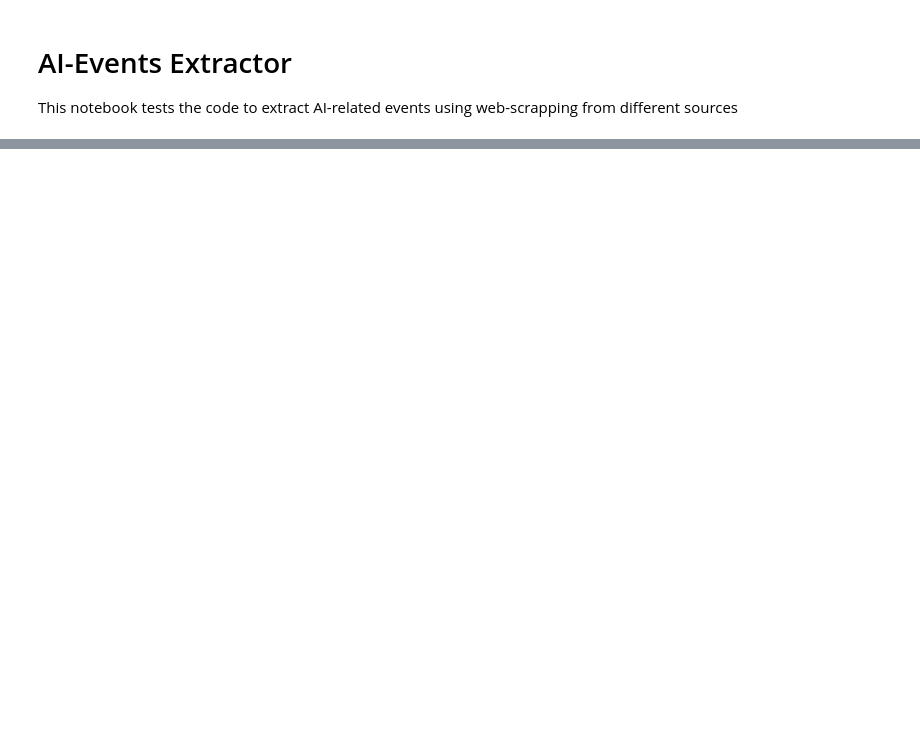
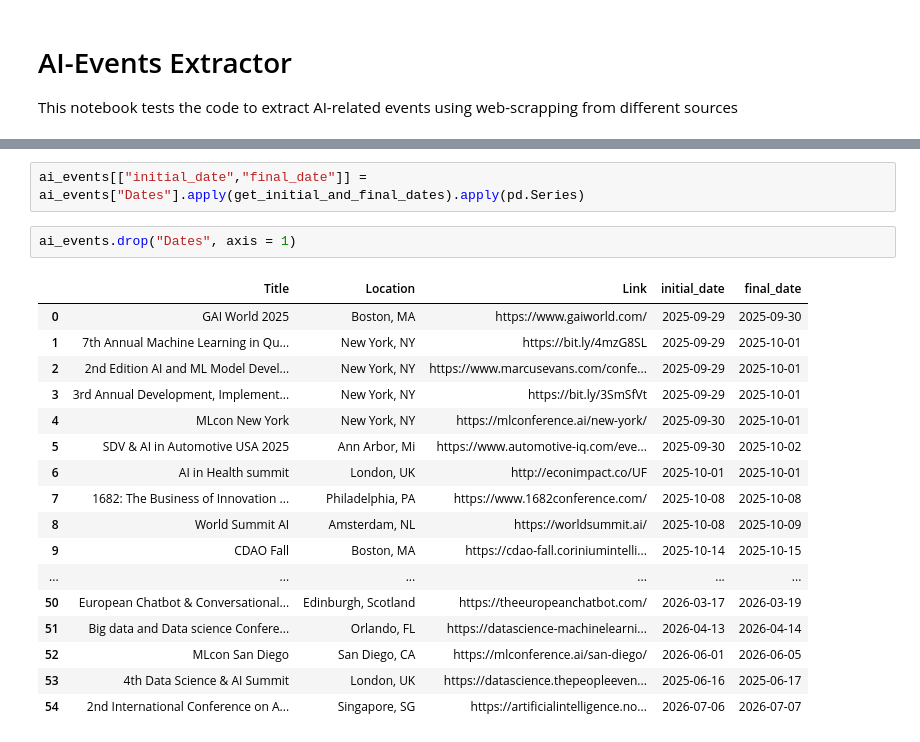
Before and after one commit to EmmanuelMald/AI-Conferences-ETL, a Jupyter notebook: notebooks/ai_events_etl.ipynb, the cells around one changed output, grey strips where cells are left out. Saved outputs shown, nothing was run; the diff lists cells and outputs as text; blank space fills up the shorter version.

```diff
--- a/notebooks/ai_events_etl.ipynb
+++ b/notebooks/ai_events_etl.ipynb
@@ -69,0 +155,22 @@ ai_events.head()
+# %%
+ai_events[["initial_date","final_date"]] = ai_events["Dates"].apply(get_initial_and_final_dates).apply(pd.Series)
+# %%
+ai_events.drop("Dates", axis = 1)
+# %% [output]
+|  | Title | Location | Link | initial_date | final_date |
+| 0 | GAI World 2025 | Boston, MA | https://www.gaiworld.com/ | 2025-09-29 | 2025-09-30 |
+| 1 | 7th Annual Machine Learning in Qu... | New York, NY | https://bit.ly/4mzG8SL | 2025-09-29 | 2025-10-01 |
+| 2 | 2nd Edition AI and ML Model Devel... | New York, NY | https://www.marcusevans.com/confe... | 2025-09-29 | 2025-10-01 |
+| 3 | 3rd Annual Development, Implement... | New York, NY | https://bit.ly/3SmSfVt | 2025-09-29 | 2025-10-01 |
+| 4 | MLcon New York | New York, NY | https://mlconference.ai/new-york/ | 2025-09-30 | 2025-10-01 |
+| 5 | SDV & AI in Automotive USA 2025 | Ann Arbor, Mi | https://www.automotive-iq.com/eve... | 2025-09-30 | 2025-10-02 |
+| 6 | AI in Health summit | London, UK | http://econimpact.co/UF | 2025-10-01 | 2025-10-01 |
+| 7 | 1682: The Business of Innovation ... | Philadelphia, PA | https://www.1682conference.com/ | 2025-10-08 | 2025-10-08 |
+| 8 | World Summit AI | Amsterdam, NL | https://worldsummit.ai/ | 2025-10-08 | 2025-10-09 |
+| 9 | CDAO Fall | Boston, MA | https://cdao-fall.coriniumintelli... | 2025-10-14 | 2025-10-15 |
+| ... | ... | ... | ... | ... | ... |
+| 50 | European Chatbot & Conversational... | Edinburgh, Scotland | https://theeuropeanchatbot.com/ | 2026-03-17 | 2026-03-19 |
+| 51 | Big data and Data science Confere... | Orlando, FL | https://datascience-machinelearni... | 2026-04-13 | 2026-04-14 |
+| 52 | MLcon San Diego | San Diego, CA | https://mlconference.ai/san-diego/ | 2026-06-01 | 2026-06-05 |
+| 53 | 4th Data Science & AI Summit | London, UK | https://datascience.thepeopleeven... | 2025-06-16 | 2025-06-17 |
+| 54 | 2nd International Conference on A... | Singapore, SG | https://artificialintelligence.no... | 2026-07-06 | 2026-07-07 |
```
Also changed, not shown: parts of 7 cells of this notebook.
